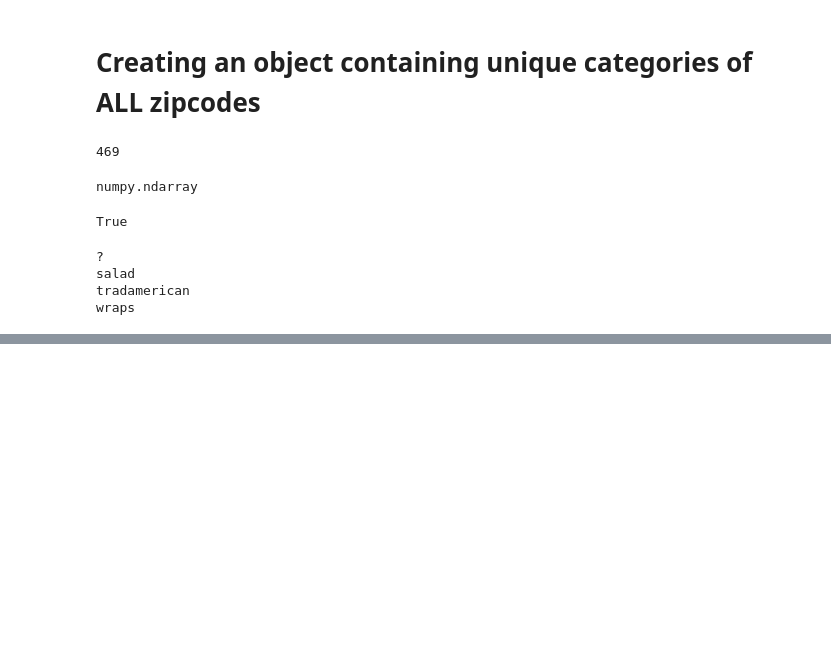
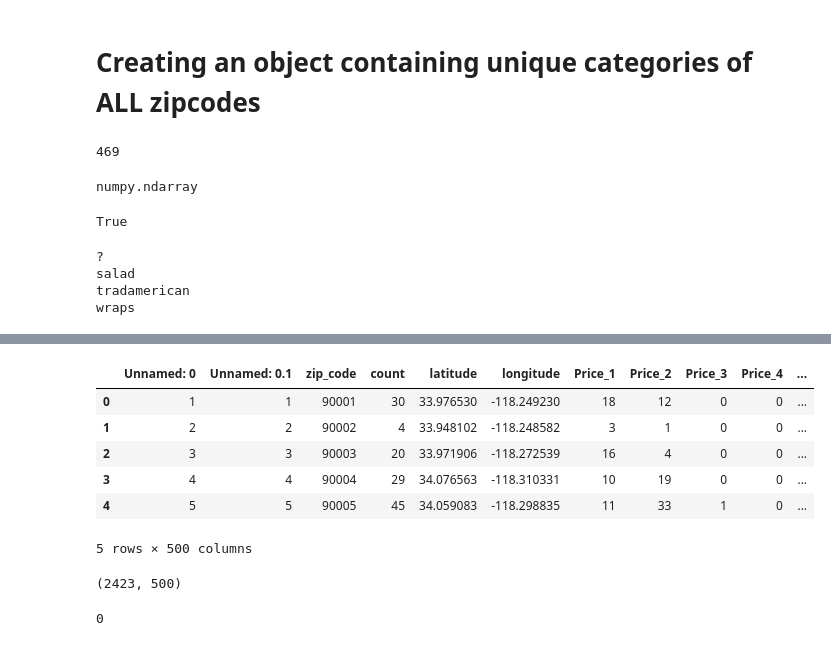
Before and after one commit to irinhwng/Yelp, a Jupyter notebook: Categories.ipynb, the cells around one changed output, grey strips where cells are left out. Drawn from its saved outputs; the diff is of its cells as text; code cells hidden in the pictures; blank space fills up the shorter version.

```diff
--- a/Categories.ipynb
+++ b/Categories.ipynb
@@ -224,0 +363,3 @@ df['cat_list'][10]
+# %%
+lists = pd.read_csv('./datasets/cat_sanitycheck.csv')
+lists.head()
@@ -224,0 +385,3 @@ df['cat_list'][10]
+# %%
+binary.drop(labels = ['Unnamed: 0'], axis = 'columns', inplace = True)
+binary.head()
@@ -224,0 +442,20 @@ df['cat_list'][10]
+# %%
+MOTHER = pd.concat([df, lists, binary], axis=1)
+# %%
+MOTHER.head()
+# %% [output]
+|  | Unnamed: 0 | Unnamed: 0.1 | zip_code | count | latitude | longitude | Price_1 | Price_2 | Price_3 | Price_4 | ... |
+| 0 | 1 | 1 | 90001 | 30 | 33.976530 | -118.249230 | 18 | 12 | 0 | 0 | ... |
+| 1 | 2 | 2 | 90002 | 4 | 33.948102 | -118.248582 | 3 | 1 | 0 | 0 | ... |
+| 2 | 3 | 3 | 90003 | 20 | 33.971906 | -118.272539 | 16 | 4 | 0 | 0 | ... |
+| 3 | 4 | 4 | 90004 | 29 | 34.076563 | -118.310331 | 10 | 19 | 0 | 0 | ... |
+| 4 | 5 | 5 | 90005 | 45 | 34.059083 | -118.298835 | 11 | 33 | 1 | 0 | ... |
+5 rows × 500 columns
+# %%
+MOTHER.shape
+# %% [output]
+(2423, 500)
+# %%
+MOTHER.isnull().sum().sum()
+# %% [output]
+0
```
Also changed, not shown: parts of 64 cells of this notebook, 22 other files.
